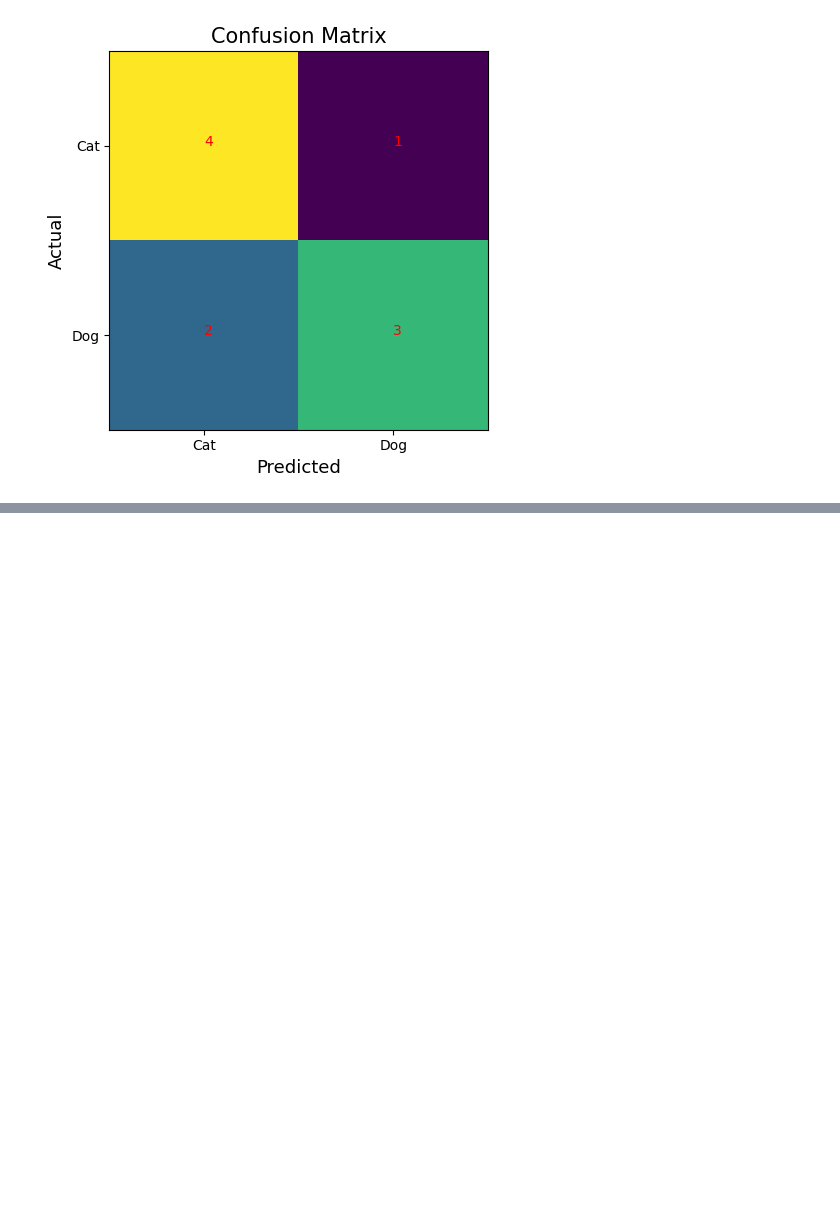
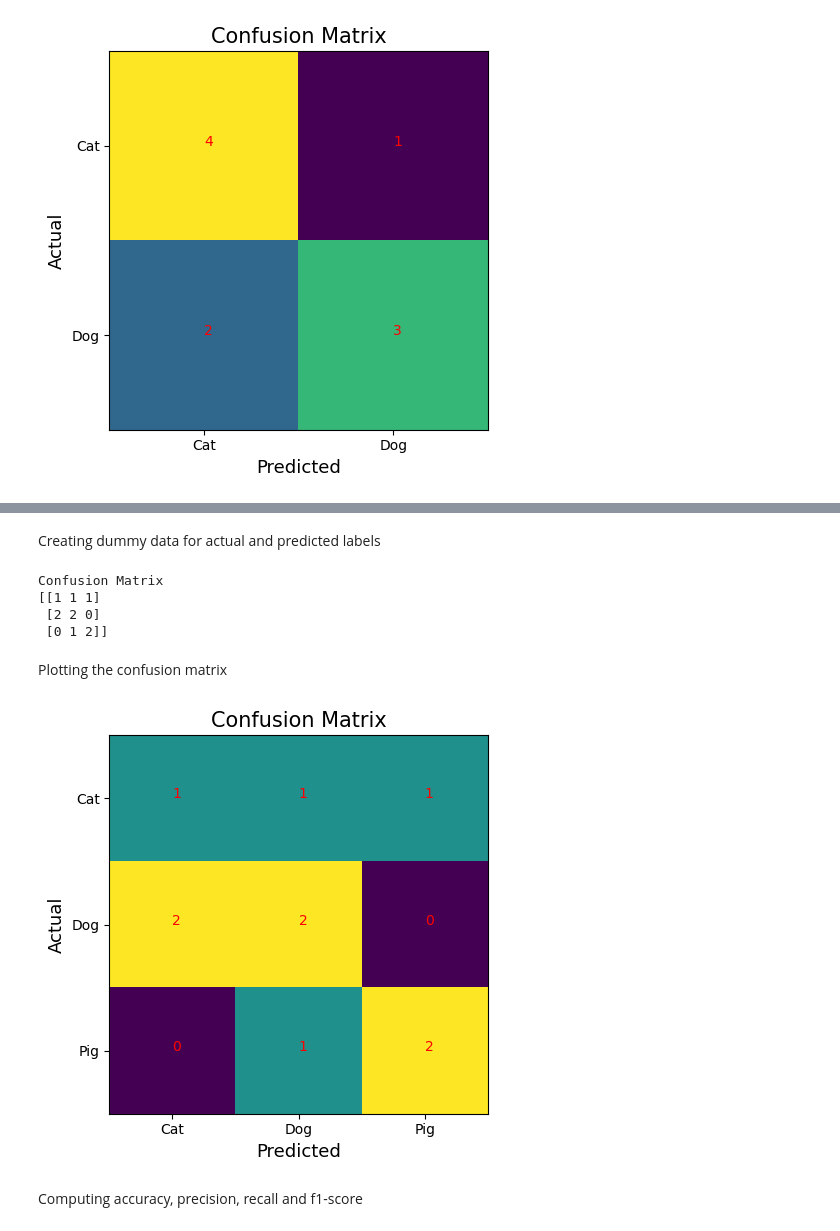
Before and after one commit to codes-at-elm/confusion_matrix, a Jupyter notebook: confusion_matrix.ipynb, the cells around one changed output, grey strips where cells are left out. Drawn from its saved outputs; the diff is of its cells as text; code cells hidden in the pictures; blank space fills up the shorter version.

Commit message:
Added code to develop confusion matrix and to calculate accuracy, precision, recall and f1-score in case of multiclass classification.

```diff
--- a/confusion_matrix.ipynb
+++ b/confusion_matrix.ipynb
@@ -76,0 +85,42 @@ plt.show()
+# %% [markdown]
+Creating dummy data for actual and predicted labels
+# %%
+actual = np.array(
+    ['Cat', 'Dog', 'Dog', 'Pig', 'Cat', 'Cat', 'Dog', 'Pig', 'Pig', 'Dog'])
+predicted = np.array(
+    ['Pig', 'Cat', 'Dog', 'Pig', 'Dog', 'Cat', 'Cat', 'Dog', 'Pig', 'Dog'])
+# %%
+cm = confusion_matrix(actual, predicted)
+print('Confusion Matrix')
+print(cm)
+# %% [output]
+Confusion Matrix
+[[1 1 1]
+ [2 2 0]
+ [0 1 2]]
+# %% [markdown]
+Plotting the confusion matrix
+# %%
+fig, ax = plt.subplots()
+im = ax.imshow(cm)
+
+# Showing all ticks and labelling them with the respective list entries
+ax.set_xticks(np.arange(3), labels=['Cat', 'Dog', 'Pig'])
+ax.set_yticks(np.arange(3), labels=['Cat', 'Dog', 'Pig'])
+
+# Setting labels for x-axis and y-axis
+ax.set_xlabel('Predicted', fontsize=13)
+ax.set_ylabel('Actual', fontsize=13)
+
+# Creating text annotations.
+for i in range(3):
+    for j in range(3):
+        text = ax.text(j, i, cm[i, j], color='r')
+
+ax.set_title('Confusion Matrix', fontsize=15)
+fig.tight_layout()
+plt.show()
+# %% [output]
+[figure, added]
+# %% [markdown]
+Computing accuracy, precision, recall and f1-score
```
Also changed, not shown: parts of 13 cells of this notebook.
